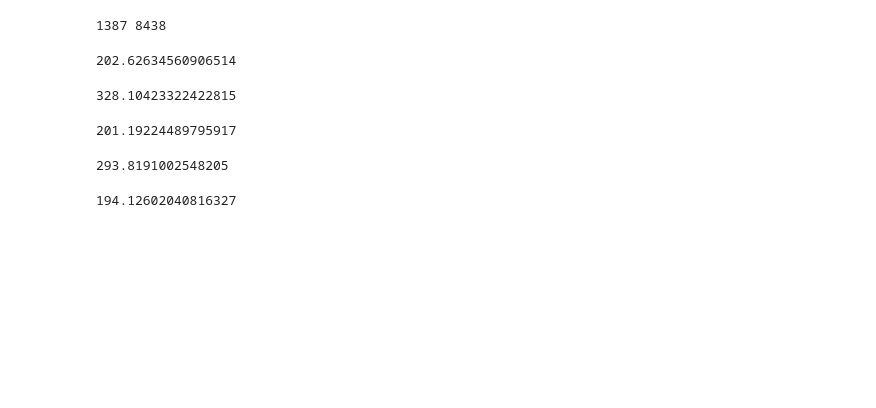
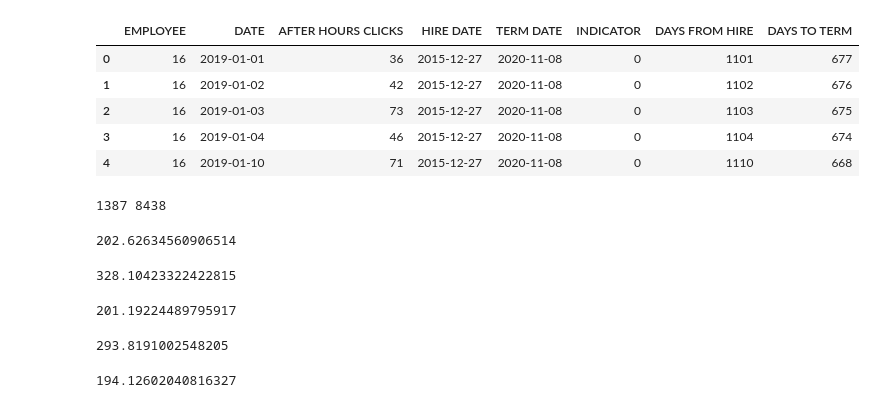
Before and after one commit to dicy-adams-imprivata/ebard, a Jupyter notebook: pj_time.ipynb, the cells around one changed output. Drawn from its saved outputs; the diff is of its cells as text; code cells hidden in the pictures; blank space fills up the shorter version.

```diff
--- a/pj_time.ipynb
+++ b/pj_time.ipynb
@@ -12,6 +12,15 @@ from scipy import stats
 pj_file = 'pj_time.csv'
 # %%
 pj_data = pd.read_csv(pj_file, names=["EMPLOYEE","DATE", "AFTER HOURS CLICKS", "HIRE DATE", "TERM DATE", "INDICATOR"])
+# %%
+pj_data.head()
+# %% [output]
+|  | EMPLOYEE | DATE | AFTER HOURS CLICKS | HIRE DATE | TERM DATE | INDICATOR | DAYS FROM HIRE | DAYS TO TERM |
+| 0 | 16 | 2019-01-01 | 36 | 2015-12-27 | 2020-11-08 | 0 | 1101 | 677 |
+| 1 | 16 | 2019-01-02 | 42 | 2015-12-27 | 2020-11-08 | 0 | 1102 | 676 |
+| 2 | 16 | 2019-01-03 | 73 | 2015-12-27 | 2020-11-08 | 0 | 1103 | 675 |
+| 3 | 16 | 2019-01-04 | 46 | 2015-12-27 | 2020-11-08 | 0 | 1104 | 674 |
+| 4 | 16 | 2019-01-10 | 71 | 2015-12-27 | 2020-11-08 | 0 | 1110 | 668 |
 # %%
 pj_data['DATE']= pd.to_datetime(pj_data['DATE'])
 pj_data['TERM DATE']= pd.to_datetime(pj_data['TERM DATE'])
```
Also changed, not shown: parts of 5 cells of this notebook.
